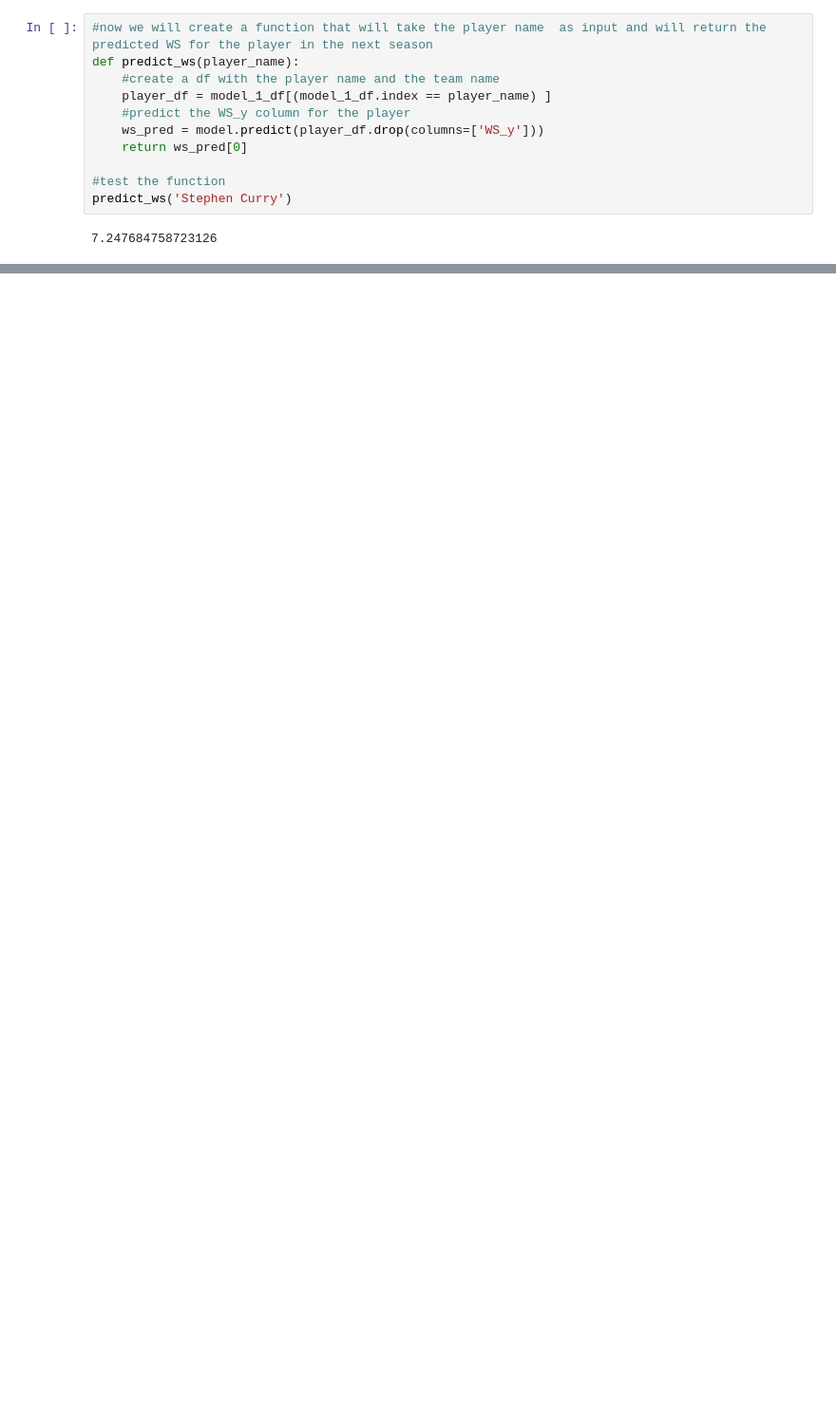
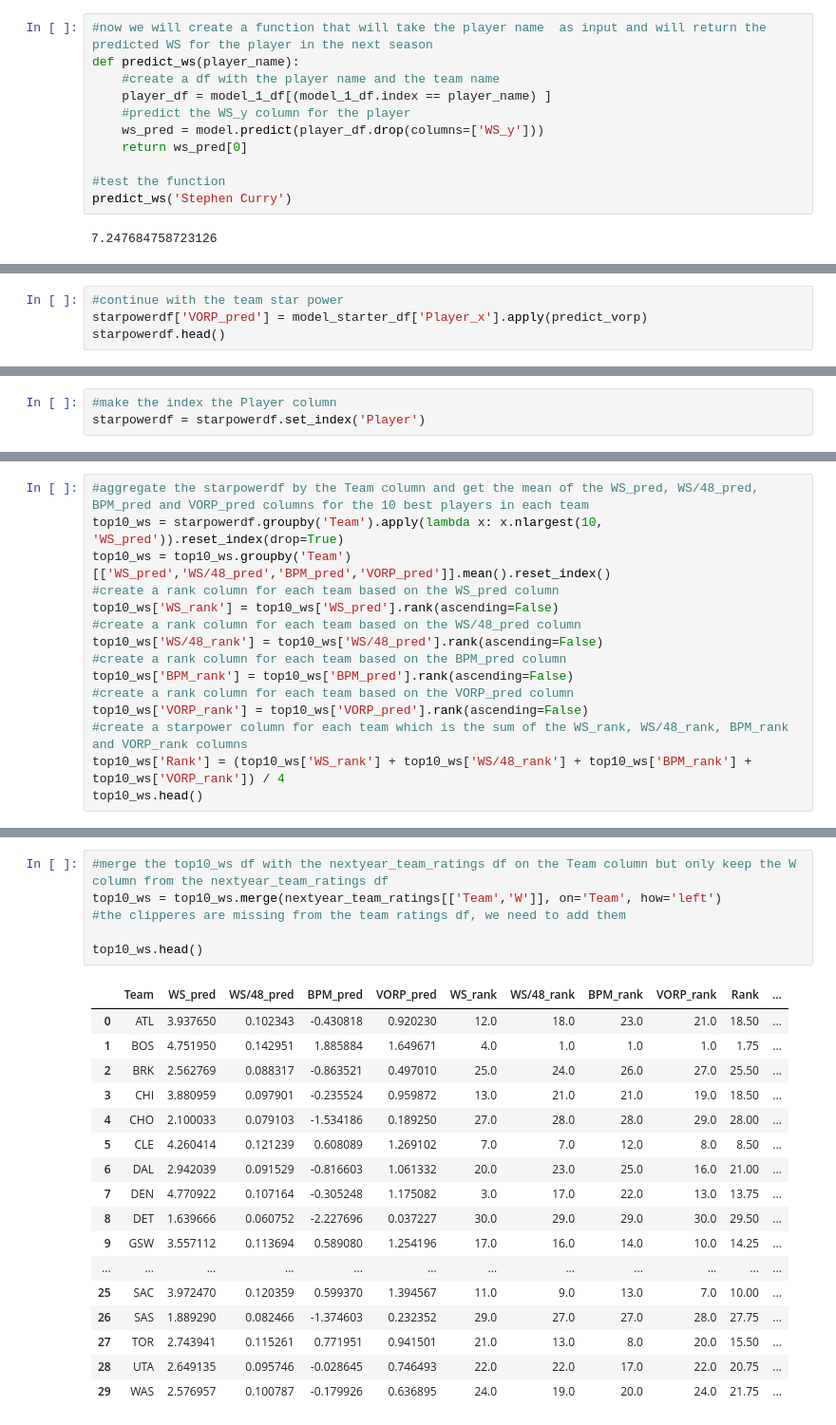
Before and after one commit to koflanovicsk/NBA_GT_ML, a Jupyter notebook: Player_dev.ipynb, the cells around one changed output, grey strips where cells are left out. Shown at 95% size. Drawn from its saved outputs; the diff is of its cells as text; blank space fills up the shorter version.

```diff
--- a/Player_dev.ipynb
+++ b/Player_dev.ipynb
@@ -642,0 +650,4 @@ predict_vorp('Stephen Curry')
+# %%
+#continue with the team star power
+starpowerdf['VORP_pred'] = model_starter_df['Player_x'].apply(predict_vorp)
+starpowerdf.head()
@@ -642,0 +661,3 @@ predict_vorp('Stephen Curry')
+# %%
+#make the index the Player column
+starpowerdf = starpowerdf.set_index('Player')
@@ -642,0 +829,15 @@ predict_vorp('Stephen Curry')
+# %%
+#aggregate the starpowerdf by the Team column and get the mean of the WS_pred, WS/48_pred, BPM_pred and VORP_pred columns for the 10 best players in each team
+top10_ws = starpowerdf.groupby('Team').apply(lambda x: x.nlargest(10, 'WS_pred')).reset_index(drop=True)
+top10_ws = top10_ws.groupby('Team')[['WS_pred','WS/48_pred','BPM_pred','VORP_pred']].mean().reset_index()
+#create a rank column for each team based on the WS_pred column
+top10_ws['WS_rank'] = top10_ws['WS_pred'].rank(ascending=False)
+#create a rank column for each team based on the WS/48_pred column
+top10_ws['WS/48_rank'] = top10_ws['WS/48_pred'].rank(ascending=False)
+#create a rank column for each team based on the BPM_pred column
+top10_ws['BPM_rank'] = top10_ws['BPM_pred'].rank(ascending=False)
+#create a rank column for each team based on the VORP_pred column
+top10_ws['VORP_rank'] = top10_ws['VORP_pred'].rank(ascending=False)
+#create a starpower column for each team which is the sum of the WS_rank, WS/48_rank, BPM_rank and VORP_rank columns
+top10_ws['Rank'] = (top10_ws['WS_rank'] + top10_ws['WS/48_rank'] + top10_ws['BPM_rank'] + top10_ws['VORP_rank']) / 4
+top10_ws.head()
@@ -642,0 +875,24 @@ predict_vorp('Stephen Curry')
+# %%
+#merge the top10_ws df with the nextyear_team_ratings df on the Team column but only keep the W column from the nextyear_team_ratings df
+top10_ws = top10_ws.merge(nextyear_team_ratings[['Team','W']], on='Team', how='left')
+#the clipperes are missing from the team ratings df, we need to add them
+
+top10_ws.head()
+# %% [output]
+|  | Team | WS_pred | WS/48_pred | BPM_pred | VORP_pred | WS_rank | WS/48_rank | BPM_rank | VORP_rank | Rank | ... |
+| 0 | ATL | 3.937650 | 0.102343 | -0.430818 | 0.920230 | 12.0 | 18.0 | 23.0 | 21.0 | 18.50 | ... |
+| 1 | BOS | 4.751950 | 0.142951 | 1.885884 | 1.649671 | 4.0 | 1.0 | 1.0 | 1.0 | 1.75 | ... |
+| 2 | BRK | 2.562769 | 0.088317 | -0.863521 | 0.497010 | 25.0 | 24.0 | 26.0 | 27.0 | 25.50 | ... |
+| 3 | CHI | 3.880959 | 0.097901 | -0.235524 | 0.959872 | 13.0 | 21.0 | 21.0 | 19.0 | 18.50 | ... |
+| 4 | CHO | 2.100033 | 0.079103 | -1.534186 | 0.189250 | 27.0 | 28.0 | 28.0 | 29.0 | 28.00 | ... |
+| 5 | CLE | 4.260414 | 0.121239 | 0.608089 | 1.269102 | 7.0 | 7.0 | 12.0 | 8.0 | 8.50 | ... |
+| 6 | DAL | 2.942039 | 0.091529 | -0.816603 | 1.061332 | 20.0 | 23.0 | 25.0 | 16.0 | 21.00 | ... |
+| 7 | DEN | 4.770922 | 0.107164 | -0.305248 | 1.175082 | 3.0 | 17.0 | 22.0 | 13.0 | 13.75 | ... |
+| 8 | DET | 1.639666 | 0.060752 | -2.227696 | 0.037227 | 30.0 | 29.0 | 29.0 | 30.0 | 29.50 | ... |
+| 9 | GSW | 3.557112 | 0.113694 | 0.589080 | 1.254196 | 17.0 | 16.0 | 14.0 | 10.0 | 14.25 | ... |
+| ... | ... | ... | ... | ... | ... | ... | ... | ... | ... | ... | ... |
+| 25 | SAC | 3.972470 | 0.120359 | 0.599370 | 1.394567 | 11.0 | 9.0 | 13.0 | 7.0 | 10.00 | ... |
+| 26 | SAS | 1.889290 | 0.082466 | -1.374603 | 0.232352 | 29.0 | 27.0 | 27.0 | 28.0 | 27.75 | ... |
+| 27 | TOR | 2.743941 | 0.115261 | 0.771951 | 0.941501 | 21.0 | 13.0 | 8.0 | 20.0 | 15.50 | ... |
+| 28 | UTA | 2.649135 | 0.095746 | -0.028645 | 0.746493 | 22.0 | 22.0 | 17.0 | 22.0 | 20.75 | ... |
+| 29 | WAS | 2.576957 | 0.100787 | -0.179926 | 0.636895 | 24.0 | 19.0 | 20.0 | 24.0 | 21.75 | ... |
```
Also changed, not shown: parts of 31 cells of this notebook, 8 other files.
